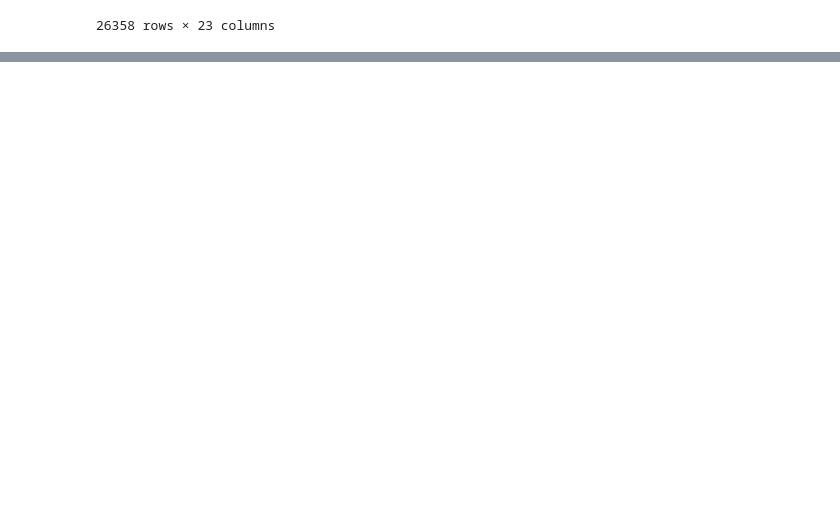
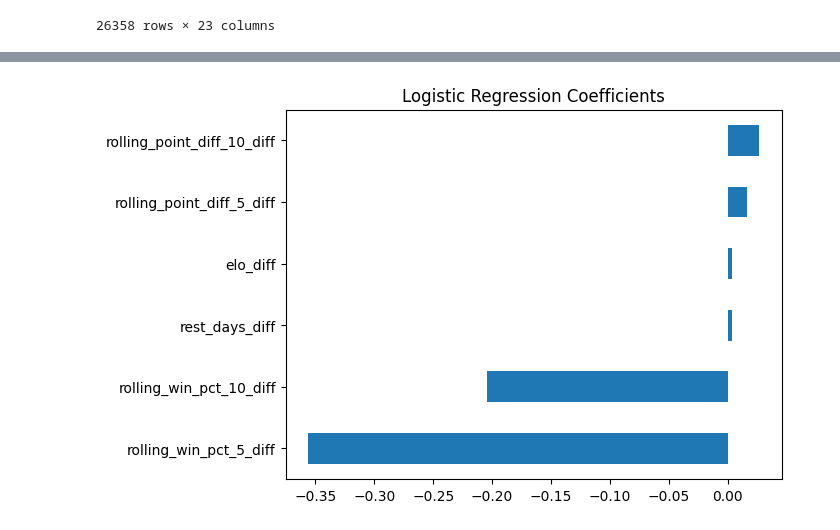
Before and after one commit to ericmach/NBA_Game_Prediction, a Jupyter notebook: main.ipynb, the cells around one changed output, grey strips where cells are left out. Cells and saved outputs as stored; diff of their text form; code cells hidden in the pictures; blank space fills up the shorter version.

```diff
--- a/main.ipynb
+++ b/main.ipynb
@@ -359,3 +384,15 @@ model_df
 | 26521 | 22200477 | 2022-12-22 | 1610612740 | 1610612759 | 1 | 0.2 | ... |
 | 26522 | 22200478 | 2022-12-22 | 1610612762 | 1610612764 | 1 | 0.6 | ... |
 26358 rows × 23 columns
+# %%
+feature_cols = [
+    "elo_diff",
+    "rolling_win_pct_5_diff",
+    "rolling_win_pct_10_diff",
+    "rolling_point_diff_5_diff",
+    "rolling_point_diff_10_diff",
+    "rest_days_diff",
+]
+
+X = model_df[feature_cols].copy()
+y = model_df["home_team_win"]
@@ -361,0 +485,11 @@ model_df
+# %%
+coeffs = pd.Series(
+    log_model.coef_[0],
+    index=feature_cols
+).sort_values()
+
+coeffs.plot(kind="barh")
+plt.title("Logistic Regression Coefficients")
+plt.show()
+# %% [output]
+[figure, added]
```
Also changed, not shown: parts of 34 cells of this notebook.
